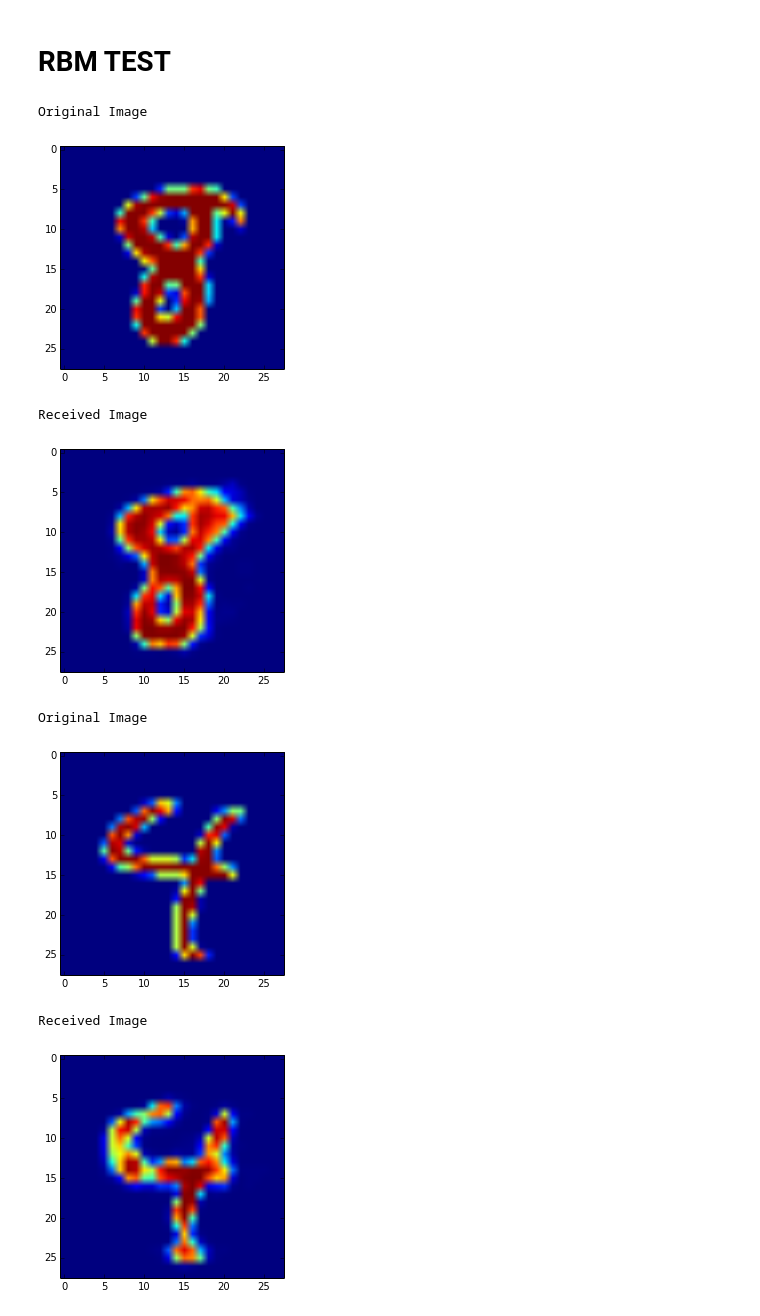
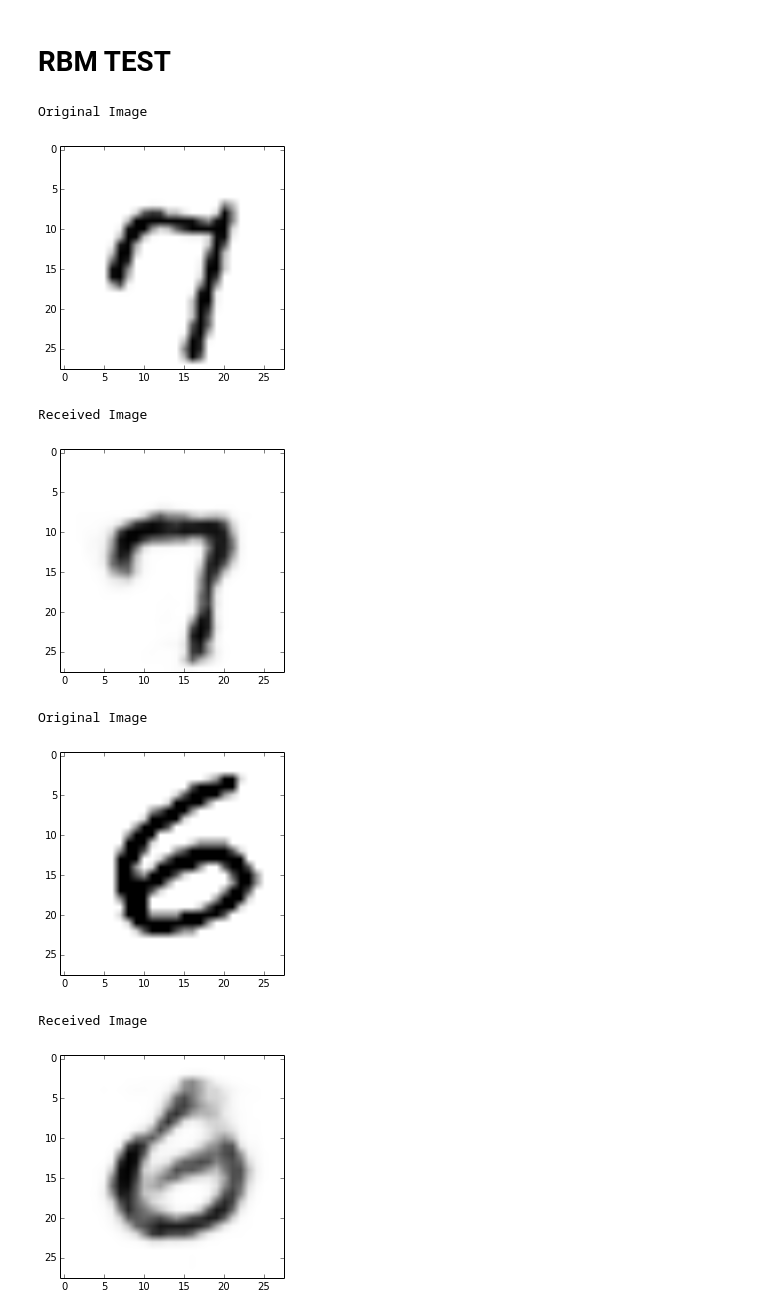
Before and after one commit to alex0parhomenko/technosfera, a Jupyter notebook: big_data/hw6/RBM.ipynb, the cells around one changed output. Cells and saved outputs as stored; diff of their text form; code cells hidden in the pictures.

```diff
--- a/big_data/hw6/RBM.ipynb
+++ b/big_data/hw6/RBM.ipynb
@@ -96,0 +123,4 @@ class rbm:
+# %%
+rbm = rbm(learning_rate = 0.005, mu_moment = 0.9, batch_size = 100, num_epochs = 15, hidden_count = 20,\
+           mode= 'gaussian')
+rbm.fit(data)
@@ -96,0 +145,13 @@ class rbm:
+# %%
+cou_neurons = 20
+x = np.arange(3598)
+plt.figure(figsize = (8, 6), dpi = 80)
+plt.plot(x, m, c = 'b')
+plt.plot(x, m + d, c = 'r')
+plt.plot(x, m - d, c = 'r')
+plt.show()
+for i in range(cou_neurons):
+    y = rbm.w_vh[:, i]
+    plt.figure(figsize = (8, 6), dpi = 80)
+    plt.plot(x, y, c = 'g')
+    plt.show()
@@ -99,16 +174,17 @@ class rbm:
 # %%
-data = pd.read_csv('train.csv', sep = ',')
+data = pd.read_csv('Mnist.csv', sep = ',')
 data = np.asarray(data, dtype = np.float)
 np.random.shuffle(data)
 data = data[:10000, 1:]
-data = data / 255.0
+data /= 255.
 print data.shape
 # %% [output]
 (10000, 784)
 # %% [markdown]
 # RBM FIT
 # %%
-rbm = rbm(learning_rate = 0.1, mu_moment = 0.9, batch_size = 100, num_epochs = 15, hidden_count = 300)
+rbm = rbm(learning_rate = 0.1, mu_moment = 0.9, batch_size = 100, num_epochs = 15,\
+          hidden_count = 100,  mode = 'bernoulli')
 rbm.fit(data)
 # %% [output]
 Epoch num: 1
@@ -133,22 +209,22 @@ Error is: 0.0124224892794
 # %%
 test_count = 20
 np.random.shuffle(data)
 test_images = data[:test_count]
-pred_image = rbm.predict(test_images, mode ='image')
+pred_image = rbm.predict(test_images)
 for i in range(test_count):
     print 'Original Image'
-    plt.imshow(data[i].reshape(28, 28) * 255.)
+    plt.imshow(data[i].reshape(28, 28) * 255., cmap = 'Greys')
     plt.show()
     print 'Received Image'
-    plt.imshow(pred_image[i].reshape(28, 28) * 255.)
+    plt.imshow(pred_image[i].reshape(28, 28) * 255., cmap = 'Greys')
     plt.show()
 # %% [output]
 Original Image
-[figure, old version]
+[figure, new version]
 Received Image
-[figure, old version]
+[figure, new version]
 Original Image
-[figure, old version]
+[figure, new version]
 Received Image
-[figure, old version]
+[figure, new version]
 Original Image
```
Also changed, not shown: parts of 9 cells of this notebook.
